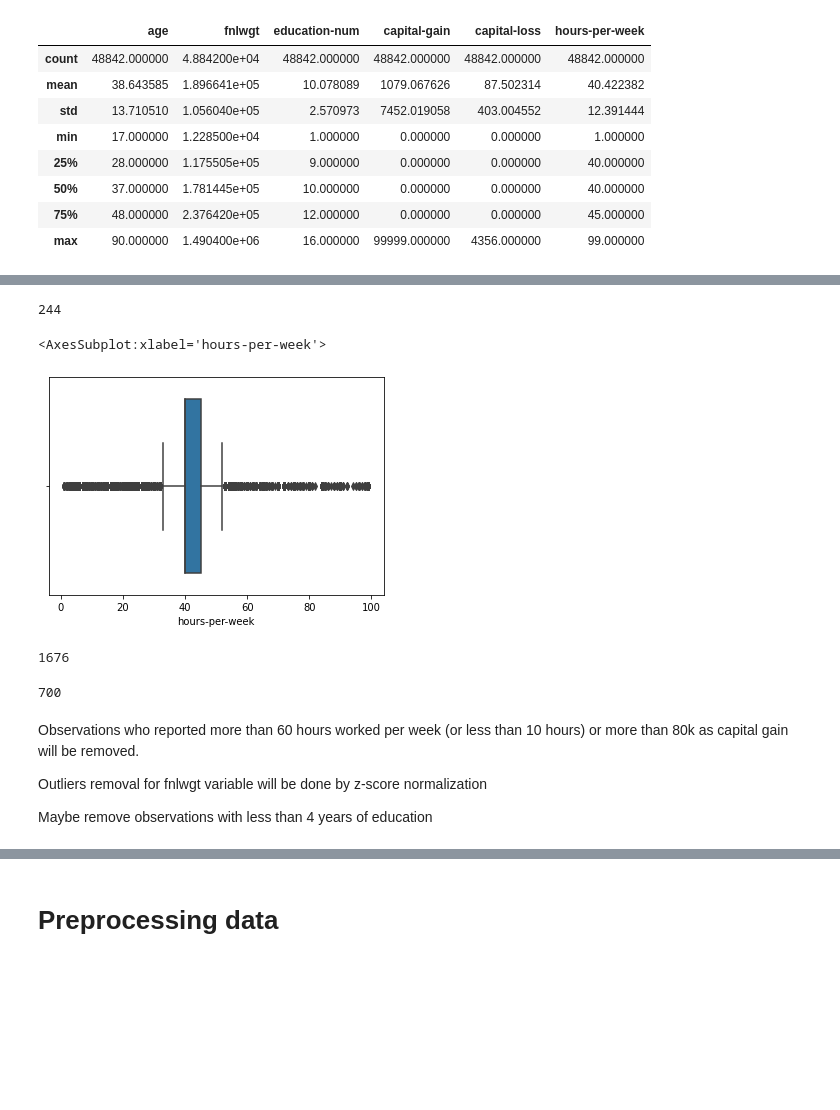
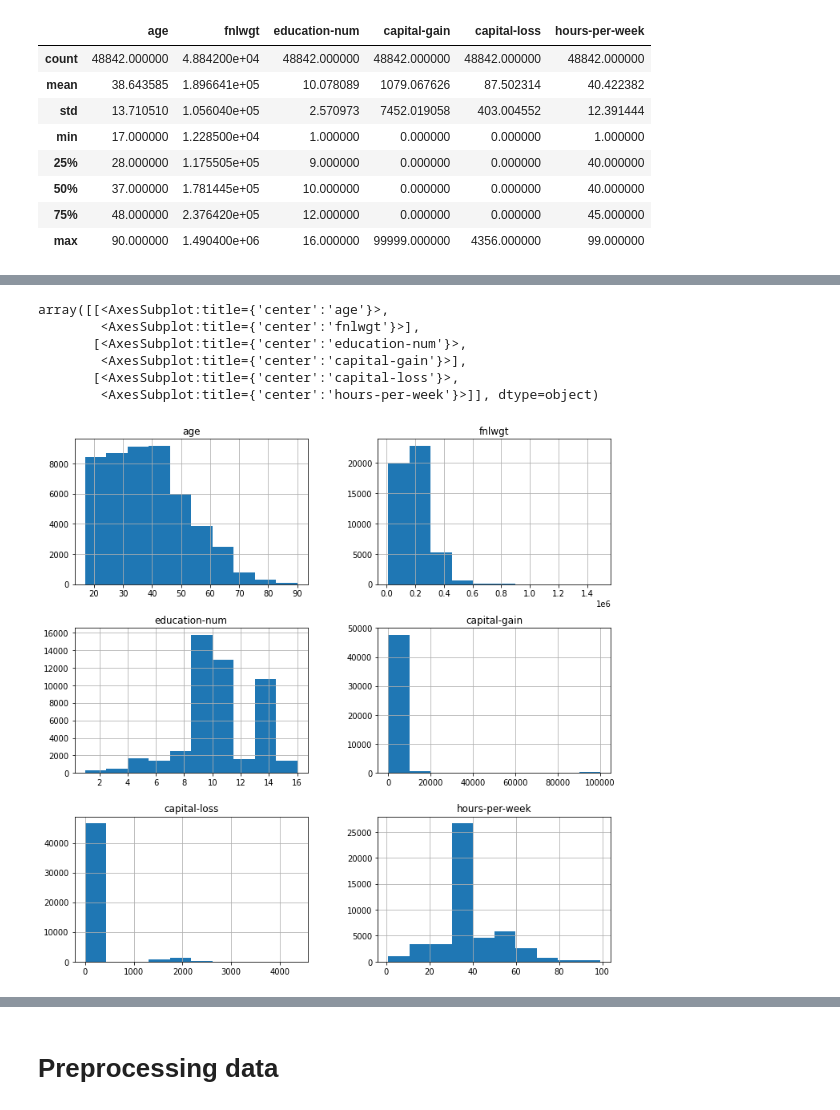
Before and after one commit to CatarinaGomes/PCS5024, a Jupyter notebook: project_01/uci-adult-repository.ipynb, the cells around one changed output, grey strips where cells are left out. Cells and saved outputs as stored; diff of their text form; code cells hidden in the pictures; blank space fills up the shorter version.

```diff
--- a/project_01/uci-adult-repository.ipynb
+++ b/project_01/uci-adult-repository.ipynb
@@ -210,23 +198,12 @@ sns.boxplot(x=df['capital-gain'])
-# %%
-sum(df['capital-gain'] > 80000) # Verify observations that reported capital-gain > 80k
-# %% [output]
-244
-# %%
-sns.boxplot(x=df['hours-per-week']) # Requires outlier removal by z-scores
-# %% [output]
-<AxesSubplot:xlabel='hours-per-week'>
-[figure, removed]
-# %%
-sum(df['hours-per-week'] > 60) # Verify observations that reported hours-per-week > 60h
-# %% [output]
-1676
-# %%
-sum(df['hours-per-week'] < 10) # Verify observations that reported hours-per-week < 10h
-# %% [output]
-700
-# %% [markdown]
-Observations who reported more than 60 hours worked per week (or less than 10 hours) or more than 80k as capital gain will be removed.
-
-Outliers removal for fnlwgt variable will be done by z-score normalization
-
-Maybe remove observations with less than 4 years of education
+# %%
+#Visualize numerical values distribution by histograms
+rcParams['figure.figsize'] = 12, 12
+df[['age', 'fnlwgt', 'education-num', 'capital-gain', 'capital-loss', 'hours-per-week']].hist()
+# %% [output]
+array([[<AxesSubplot:title={'center':'age'}>,
+        <AxesSubplot:title={'center':'fnlwgt'}>],
+       [<AxesSubplot:title={'center':'education-num'}>,
+        <AxesSubplot:title={'center':'capital-gain'}>],
+       [<AxesSubplot:title={'center':'capital-loss'}>,
+        <AxesSubplot:title={'center':'hours-per-week'}>]], dtype=object)
+[figure, added]
```
Also changed, not shown: parts of 13 cells of this notebook.
